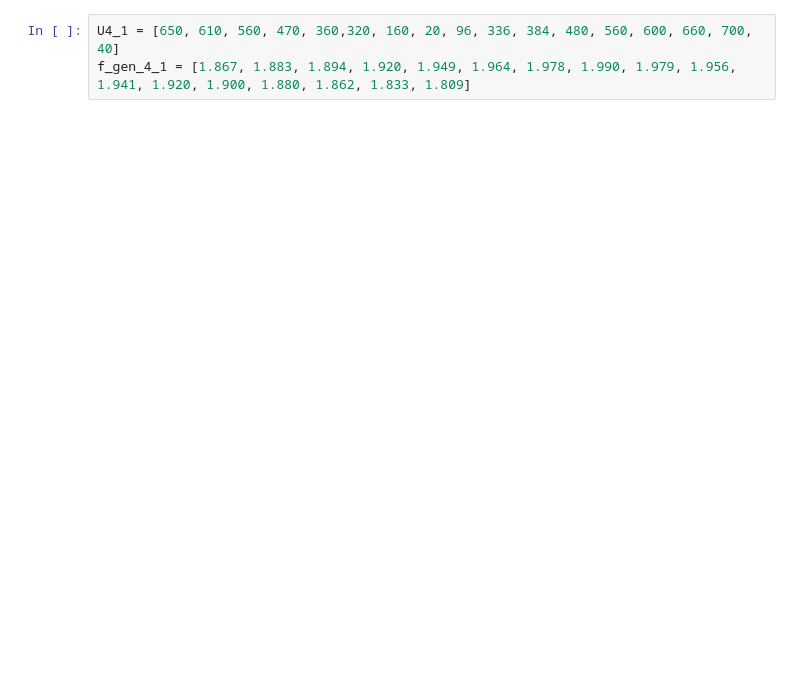
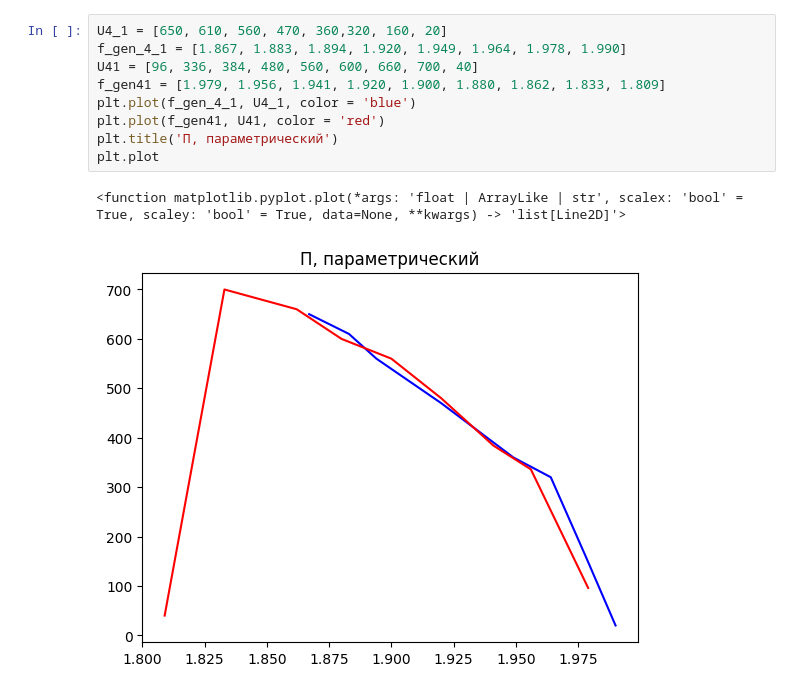
Before and after one commit to bdExplore/Python-Programs, a Jupyter notebook: Physical practice/fluctuation_resonance.ipynb, the cells around one changed output. Saved outputs shown, nothing was run; the diff lists cells and outputs as text; blank space fills up the shorter version.

```diff
--- a/Physical practice/fluctuation_resonance.ipynb
+++ b/Physical practice/fluctuation_resonance.ipynb
@@ -19,4 +77,13 @@ f_gen_3_2 = [500 ,600 , 700, 800, 850, 886, 900, 940, 950, 960, 970, 981, 990, 9
 # %%
-U4_1 = [650, 610, 560, 470, 360,320, 160, 20, 96, 336, 384, 480, 560, 600, 660, 700, 40]
-f_gen_4_1 = [1.867, 1.883, 1.894, 1.920, 1.949, 1.964, 1.978, 1.990, 1.979, 1.956, 1.941, 1.920, 1.900, 1.880, 1.862, 1.833, 1.809]
+U4_1 = [650, 610, 560, 470, 360,320, 160, 20]
+f_gen_4_1 = [1.867, 1.883, 1.894, 1.920, 1.949, 1.964, 1.978, 1.990]
+U41 = [96, 336, 384, 480, 560, 600, 660, 700, 40]
+f_gen41 = [1.979, 1.956, 1.941, 1.920, 1.900, 1.880, 1.862, 1.833, 1.809]
+plt.plot(f_gen_4_1, U4_1, color = 'blue')
+plt.plot(f_gen41, U41, color = 'red')
+plt.title('П, параметрический')
+plt.plot
+# %% [output]
+<function matplotlib.pyplot.plot(*args: 'float | ArrayLike | str', scalex: 'bool' = True, scaley: 'bool' = True, data=None, **kwargs) -> 'list[Line2D]'>
+[figure, added]
 # %%
```
Also changed, not shown: parts of 8 cells of this notebook, 4 other files.
